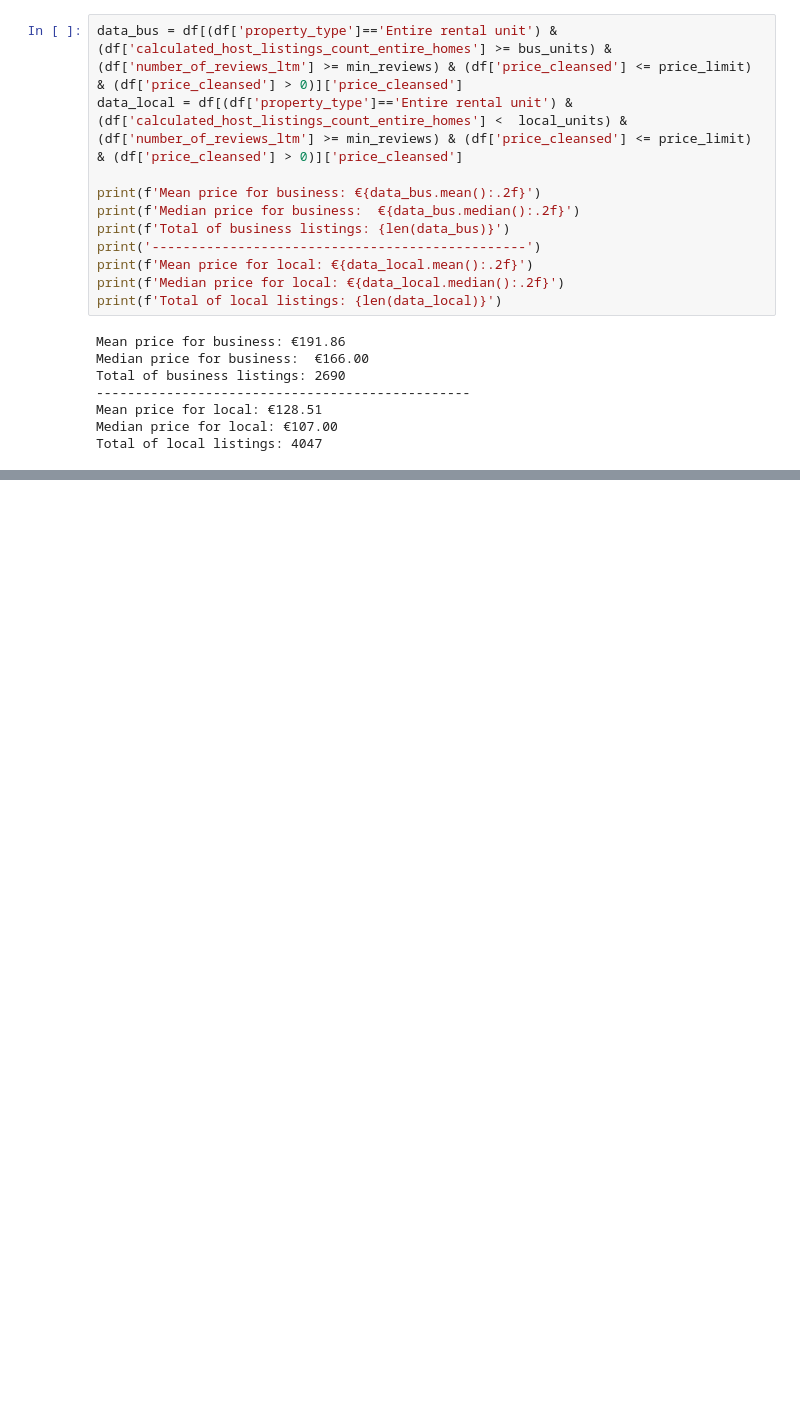
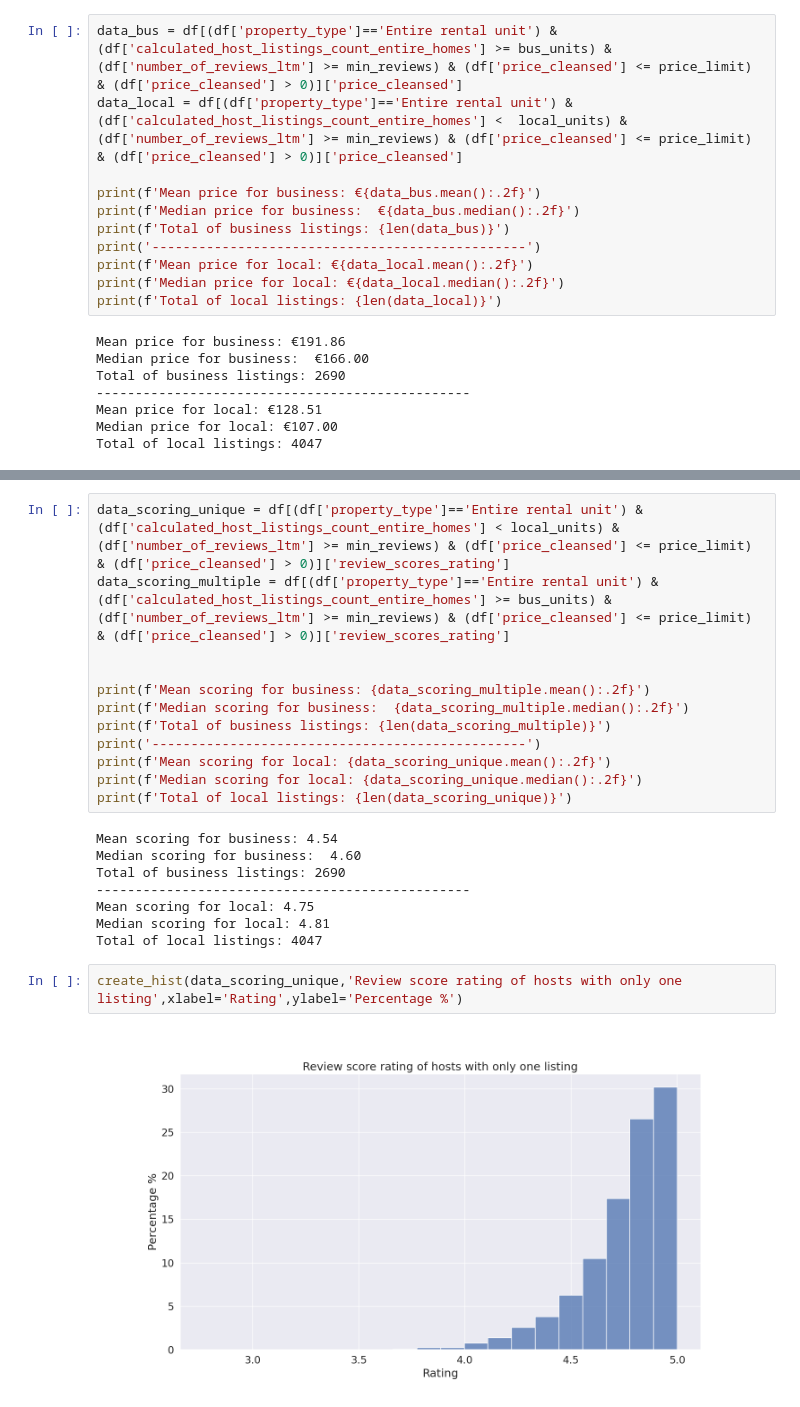
Before and after one commit to lacouth/airbnb_data_analysis, a Jupyter notebook: paris_airbnb.ipynb, the cells around one changed output, grey strips where cells are left out. Drawn from its saved outputs; the diff is of its cells as text; blank space fills up the shorter version.

```diff
--- a/paris_airbnb.ipynb
+++ b/paris_airbnb.ipynb
@@ -150,0 +170,24 @@ create_price_hist(data_local,'Price distribution for hosts with only one unit')
+# %%
+data_scoring_unique = df[(df['property_type']=='Entire rental unit') & (df['calculated_host_listings_count_entire_homes'] < local_units) & (df['number_of_reviews_ltm'] >= min_reviews) & (df['price_cleansed'] <= price_limit) & (df['price_cleansed'] > 0)]['review_scores_rating']
+data_scoring_multiple = df[(df['property_type']=='Entire rental unit') & (df['calculated_host_listings_count_entire_homes'] >= bus_units) & (df['number_of_reviews_ltm'] >= min_reviews) & (df['price_cleansed'] <= price_limit) & (df['price_cleansed'] > 0)]['review_scores_rating']
+
+
+print(f'Mean scoring for business: {data_scoring_multiple.mean():.2f}')
+print(f'Median scoring for business:  {data_scoring_multiple.median():.2f}')
+print(f'Total of business listings: {len(data_scoring_multiple)}')
+print('------------------------------------------------')
+print(f'Mean scoring for local: {data_scoring_unique.mean():.2f}')
+print(f'Median scoring for local: {data_scoring_unique.median():.2f}')
+print(f'Total of local listings: {len(data_scoring_unique)}')
+# %% [output]
+Mean scoring for business: 4.54
+Median scoring for business:  4.60
+Total of business listings: 2690
+------------------------------------------------
+Mean scoring for local: 4.75
+Median scoring for local: 4.81
+Total of local listings: 4047
+# %%
+create_hist(data_scoring_unique,'Review score rating of hosts with only one listing',xlabel='Rating',ylabel='Percentage %')
+# %% [output]
+[figure, added]
```
Also changed, not shown: parts of 10 cells of this notebook, 6 other files.
